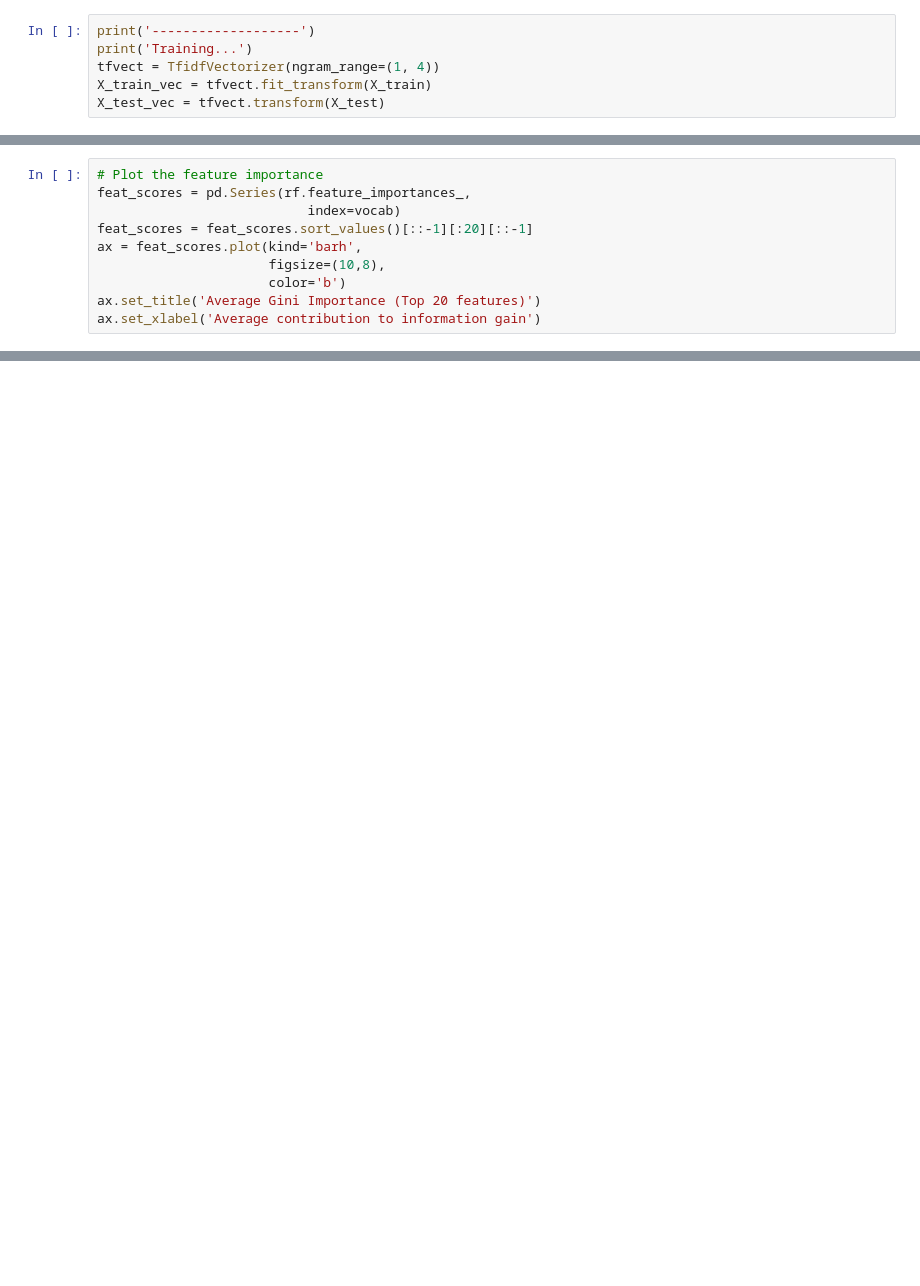
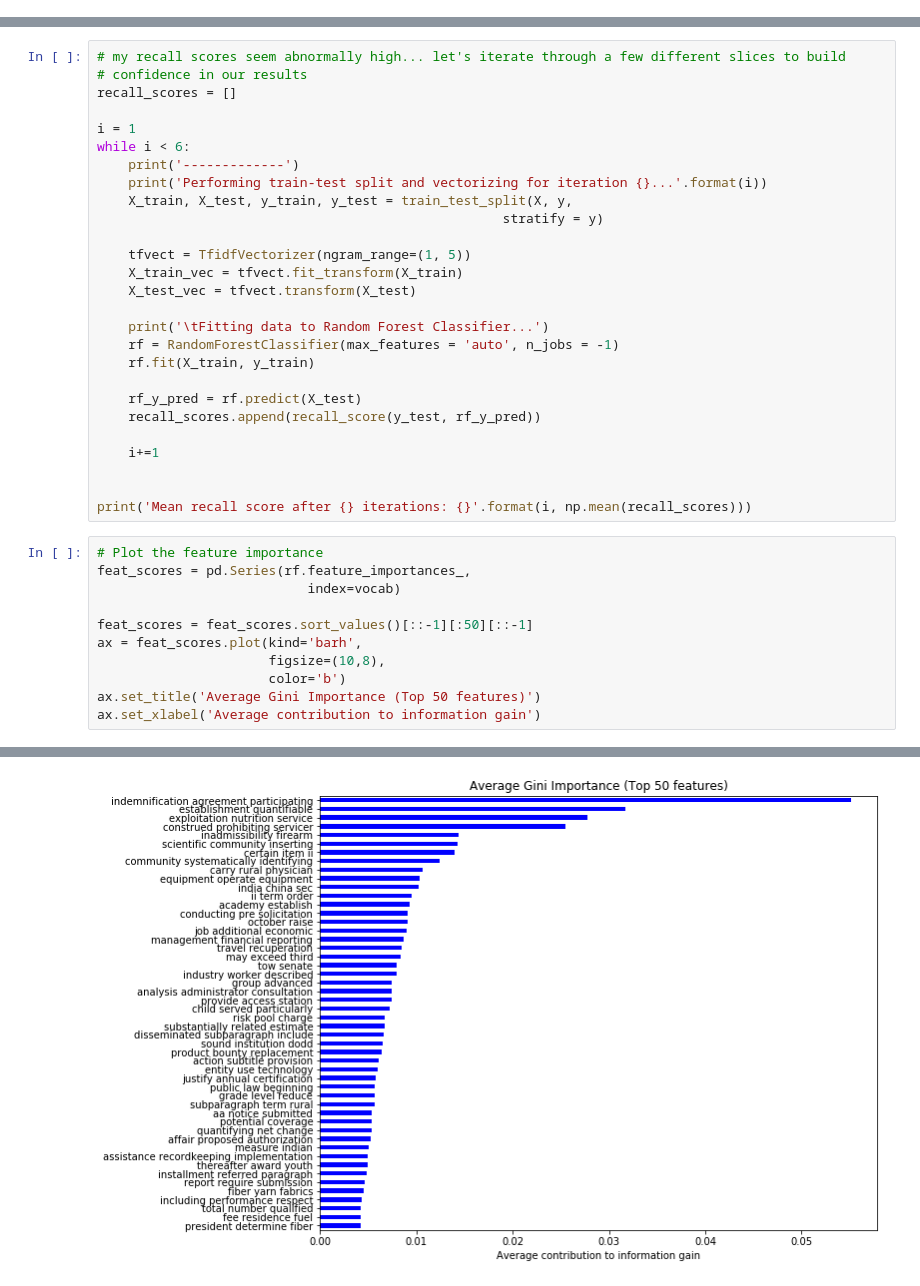
Before and after one commit to BruceZu/galvanize_capstone, a Jupyter notebook: src/nlp_model_2.ipynb, the cells around one changed output, grey strips where cells are left out. Saved outputs shown, nothing was run; the diff lists cells and outputs as text; blank space fills up the shorter version.

Commit message:
exploring nlp with random forest

```diff
--- a/src/nlp_model_2.ipynb
+++ b/src/nlp_model_2.ipynb
@@ -54,6 +59,0 @@ X_train, X_test, y_train, y_test = train_test_split(X, y, stratify = y, random_s
-# %%
-print('-------------------')
-print('Training...')
-tfvect = TfidfVectorizer(ngram_range=(1, 4))
-X_train_vec = tfvect.fit_transform(X_train)
-X_test_vec = tfvect.transform(X_test)
@@ -77,10 +73,39 @@ confusion_matrix(y_test, rf_y_pred)
+# %%
+# my recall scores seem abnormally high... let's iterate through a few different slices to build
+# confidence in our results
+recall_scores = []
+
+i = 1
+while i < 6:
+    print('-------------')
+    print('Performing train-test split and vectorizing for iteration {}...'.format(i))
+    X_train, X_test, y_train, y_test = train_test_split(X, y,
+                                                    stratify = y)
+
+    tfvect = TfidfVectorizer(ngram_range=(1, 5))
+    X_train_vec = tfvect.fit_transform(X_train)
+    X_test_vec = tfvect.transform(X_test)
+
+    print('\tFitting data to Random Forest Classifier...')
+    rf = RandomForestClassifier(max_features = 'auto', n_jobs = -1)
+    rf.fit(X_train, y_train)
+
+    rf_y_pred = rf.predict(X_test)
+    recall_scores.append(recall_score(y_test, rf_y_pred))
+
+    i+=1
+
+
+print('Mean recall score after {} iterations: {}'.format(i, np.mean(recall_scores)))
 # %%
 # Plot the feature importance
 feat_scores = pd.Series(rf.feature_importances_,
                            index=vocab)
-feat_scores = feat_scores.sort_values()[::-1][:20][::-1]
+
+feat_scores = feat_scores.sort_values()[::-1][:50][::-1]
 ax = feat_scores.plot(kind='barh',
                       figsize=(10,8),
                       color='b')
-ax.set_title('Average Gini Importance (Top 20 features)')
+ax.set_title('Average Gini Importance (Top 50 features)')
 ax.set_xlabel('Average contribution to information gain')
+# %% [output]
@@ -86,0 +113 @@ ax.set_xlabel('Average contribution to information gain')
+[figure, added]
```
Also changed, not shown: parts of 17 cells of this notebook.
